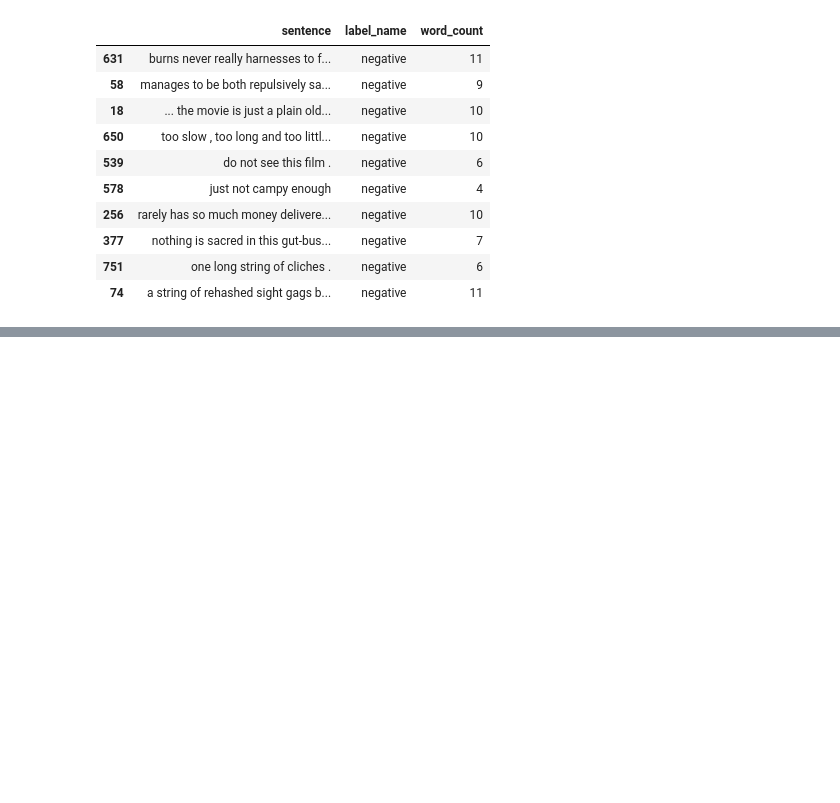
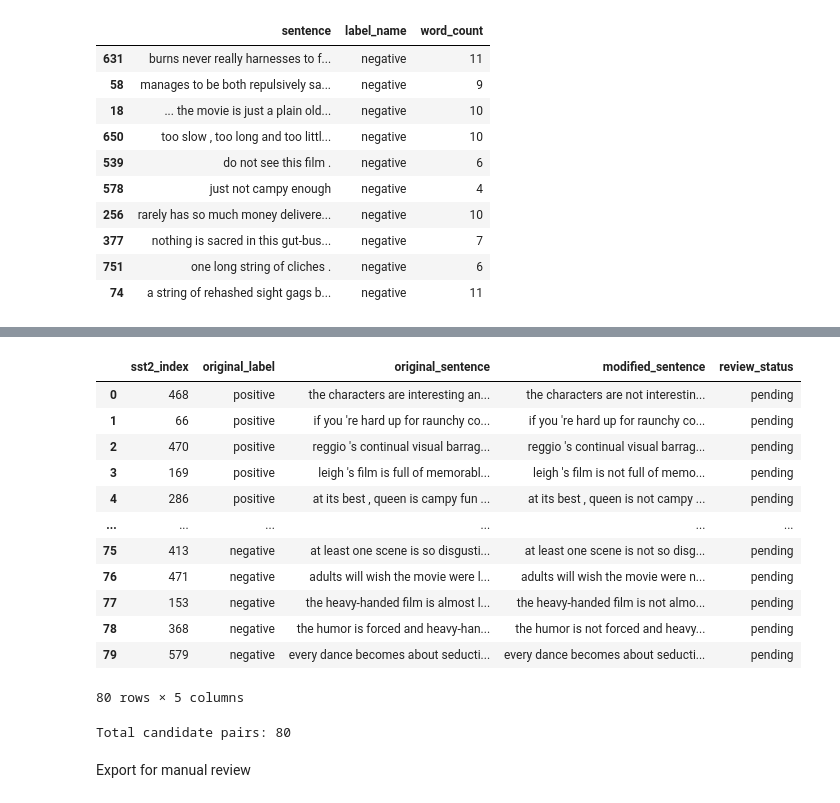
Before and after one commit to OssOss13/sentiment-perturbation-analysis, a Jupyter notebook: notebooks/phase1_genai.ipynb, the cells around one changed output, grey strips where cells are left out. Saved outputs shown, nothing was run; the diff lists cells and outputs as text; code cells hidden in the pictures; blank space fills up the shorter version.

```diff
--- a/notebooks/phase1_genai.ipynb
+++ b/notebooks/phase1_genai.ipynb
@@ -208,0 +322,77 @@ Change in positive probability: -0.9996
+# %%
+def introduce_negation(sentence):
+    return be_pattern.sub(
+        lambda match: match.group(0) + " not",
+        sentence,
+        count=1
+    )
+
+
+TARGET_PER_CLASS = 40
+
+candidate_groups = []
+
+for sentiment in ["positive", "negative"]:
+
+    group = eligible[
+        eligible["label_name"] == sentiment
+    ]
+
+    selected = group.sample(
+        n=min(TARGET_PER_CLASS, len(group)),
+        random_state=42
+    ).copy()
+
+    selected["modified_sentence"] = (
+        selected["sentence"].apply(introduce_negation)
+    )
+
+    selected["source"] = "SST-2 validation"
+
+    candidate_groups.append(selected)
+
+# Combine positive and negative candidates
+candidate_pool = pd.concat(
+    candidate_groups,
+    ignore_index=True
+)
+
+candidate_pool = candidate_pool.rename(columns={
+    "sentence": "original_sentence",
+    "label_name": "original_label"
+})
+
+candidate_pool["review_status"] = "pending"
+candidate_pool["modified_human_label"] = ""
+
+# Display the generated pairs
+display(
+    candidate_pool[
+        [
+            "sst2_index",
+            "original_label",
+            "original_sentence",
+            "modified_sentence",
+            "review_status"
+        ]
+    ]
+)
+
+print("Total candidate pairs:", len(candidate_pool))
+# %% [output]
+|  | sst2_index | original_label | original_sentence | modified_sentence | review_status |
+| 0 | 468 | positive | the characters are interesting an... | the characters are not interestin... | pending |
+| 1 | 66 | positive | if you 're hard up for raunchy co... | if you 're hard up for raunchy co... | pending |
+| 2 | 470 | positive | reggio 's continual visual barrag... | reggio 's continual visual barrag... | pending |
+| 3 | 169 | positive | leigh 's film is full of memorabl... | leigh 's film is not full of memo... | pending |
+| 4 | 286 | positive | at its best , queen is campy fun ... | at its best , queen is not campy ... | pending |
+| ... | ... | ... | ... | ... | ... |
+| 75 | 413 | negative | at least one scene is so disgusti... | at least one scene is not so disg... | pending |
+| 76 | 471 | negative | adults will wish the movie were l... | adults will wish the movie were n... | pending |
+| 77 | 153 | negative | the heavy-handed film is almost l... | the heavy-handed film is not almo... | pending |
+| 78 | 368 | negative | the humor is forced and heavy-han... | the humor is not forced and heavy... | pending |
+| 79 | 579 | negative | every dance becomes about seducti... | every dance becomes about seducti... | pending |
+80 rows × 5 columns
+Total candidate pairs: 80
+# %% [markdown]
+Export for manual review
```
Also changed, not shown: parts of 34 cells of this notebook, 5 other files.
